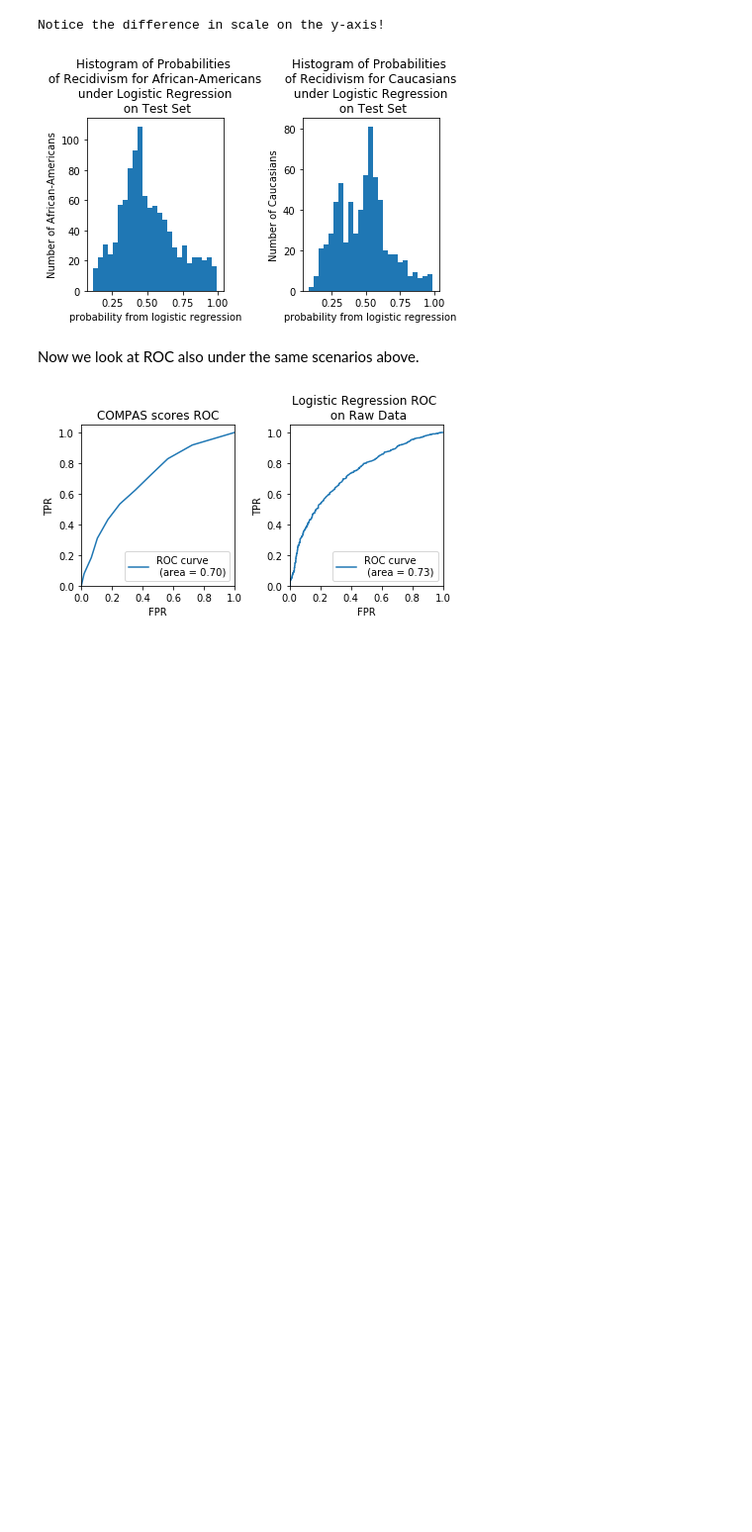
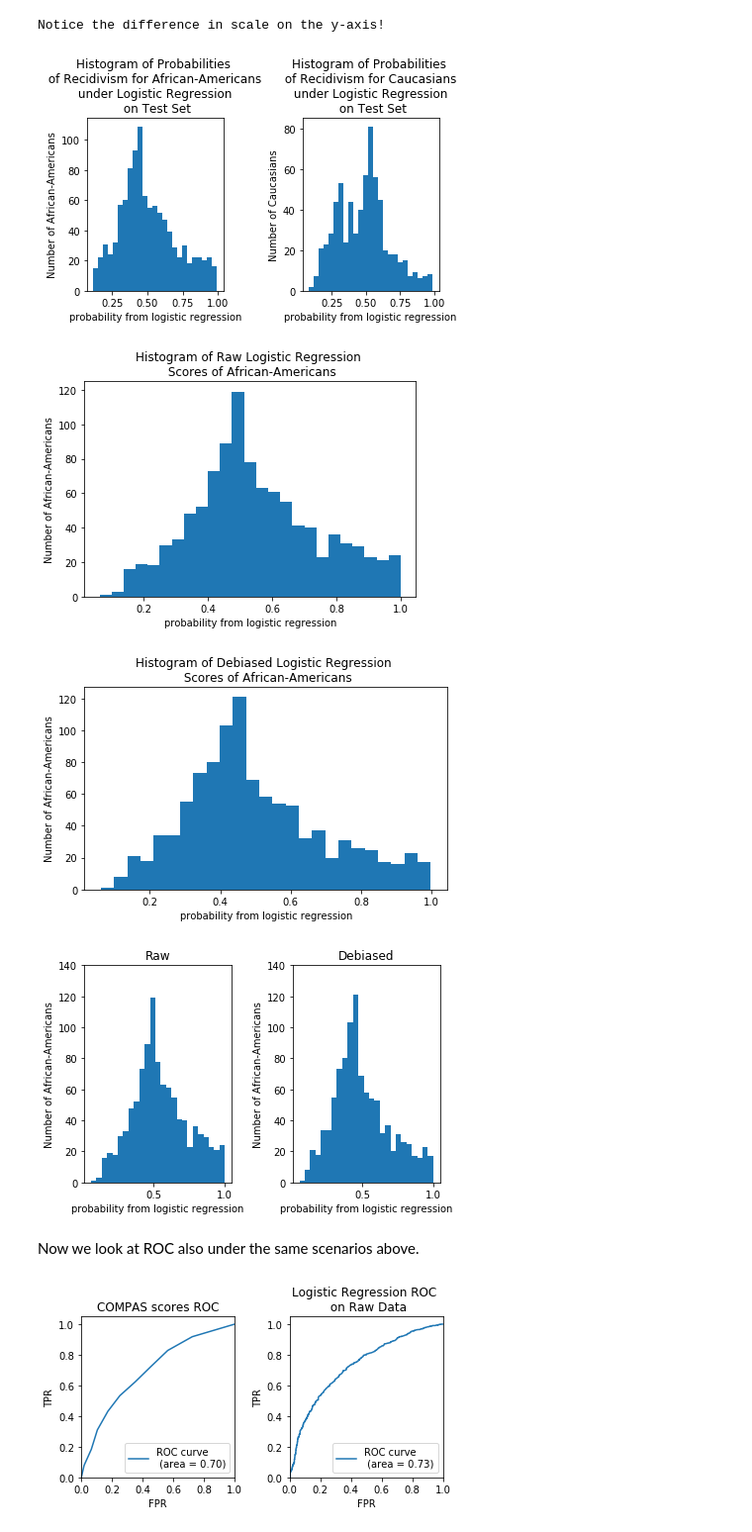
Before and after one commit to Amandarg/debias, a Jupyter notebook: COMPAS_debias_experiments.ipynb, the cells around one changed output. Shown at 99% size. Cells and saved outputs as stored; diff of their text form; code cells hidden in the pictures; blank space fills up the shorter version.

Commit message:
side by side histo before and after debiasing AA

```diff
--- a/COMPAS_debias_experiments.ipynb
+++ b/COMPAS_debias_experiments.ipynb
@@ -347,3 +389,21 @@ Notice the difference in scale on the y-axis!
+# %%
+X_debias_train, Y_debias_train, race_debias_train, X_train, Y_train, race_train, X_test, Y_test, compas_test, race_test, score_test = shuffle_and_split_data(allowed_factors,final_data,1000, .6)
+w_bias,b_bias = fit_logistic_regression(X_train, Y_train)
+race_dummy_debias_train, race_dummy_train, race_dummy_test = race_dummy(race_debias_train, race_train, race_test)
+
+list_idx = get_groups(Y_debias_train)
+X_debias_train_centered = get_group_centered_X_refined(X_debias_train, list_idx)
+A_hat, b = get_A_hat(race_dummy_debias_train, X_debias_train_centered, False)
+X_post_debias_train = X_train - np.dot(race_dummy_train,A_hat.T) - b
+X_post_debias_test = X_test - np.dot(race_dummy_test, A_hat.T) - b
+w_debias, b_debias = fit_logistic_regression(X_post_debias_train, Y_train)
+
+
+logistic_histogram_before_after_AA(X_test, race_test, w_bias,b_bias, X_post_debias_test, w_debias, b_debias)
+# %% [output]
+[figure, added]
+[figure, added]
+[figure, added]
 # %% [markdown]
 Now we look at ROC also under the same scenarios above.
 # %%
```
Also changed, not shown: parts of 1 cell of this notebook, 1 other file.
